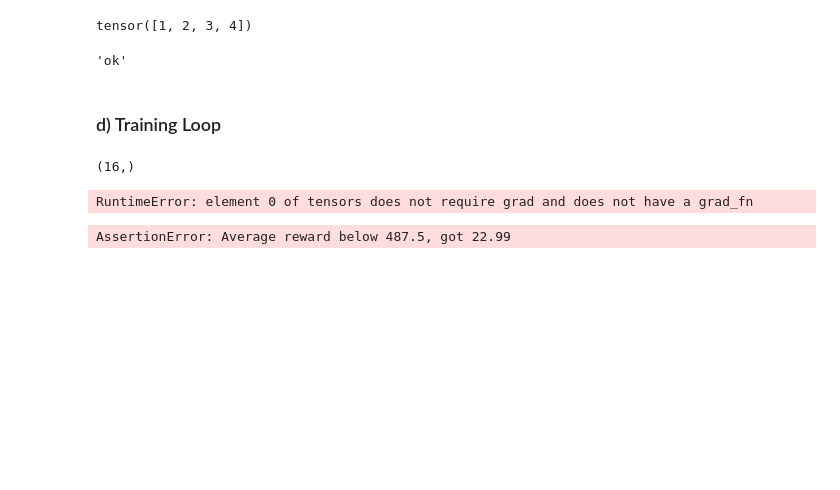
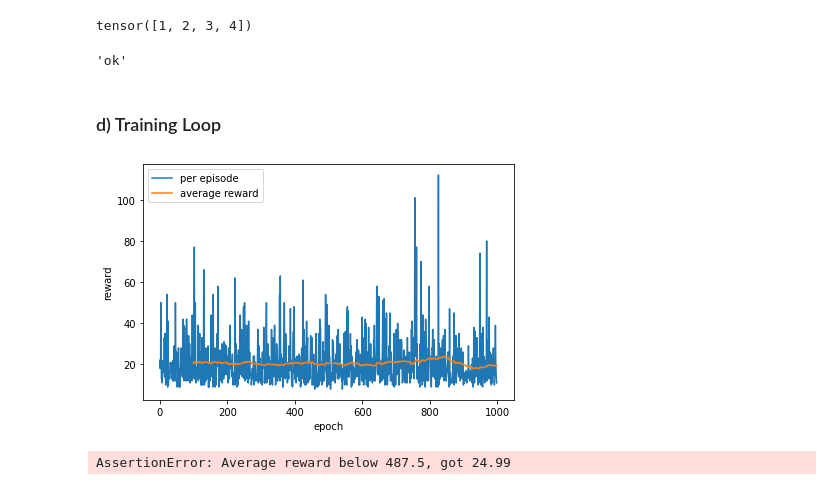
Before and after one commit to shubham-sharma3/RL_BPA2, a Jupyter notebook: tasks/reinforce.ipynb, the cells around one changed output. Saved outputs shown, nothing was run; the diff lists cells and outputs as text; code cells hidden in the pictures; blank space fills up the shorter version.

```diff
--- a/tasks/reinforce.ipynb
+++ b/tasks/reinforce.ipynb
@@ -129,9 +129,9 @@ def estimate_return(rewards, gamma=0.99):
 
 
     returns -= np.mean(returns)
-    if len(returns) != 1:
+    # if len(returns) != 1:
 
-        returns/=np.std(returns)
+    returns/=np.std(returns)
 
     return returns
 # %%
@@ -152,7 +152,7 @@ policy = Policy()
 # Hyperparams
 episodes = 1000
 gamma = 0.99
-learn_rate = 1e-2
+learn_rate = 1e-4
 optimizer = torch.optim.Adam(policy.parameters(), lr=learn_rate)
 
 total_rewards = []
@@ -166,12 +166,12 @@ with tqdm(range(episodes)) as pbar:
             # Take a step
             # ********************
             # TODO Sample action for current state
+            # action, log_prob = policy.act(state)
+            # saved_log_probs.append(log_prob)
             prob = policy.forward(torch.tensor([state]))
-
-
             actionT, log_prob = sample_action(prob.data[0])
             # print(type(action))
-            # print(log_prob)
+            # print(prob.data)
             action = int(actionT)
             # log_prob = float(log_prob)
 
@@ -184,7 +184,7 @@ with tqdm(range(episodes)) as pbar:
             rewards.append(reward)
             # print(np.shape(rewards))
 
-        print(np.shape(log_probs))
+        # print(np.shape(log_probs))
 
         total_rewards.append(sum(rewards))
 
@@ -194,36 +194,35 @@ with tqdm(range(episodes)) as pbar:
         policy_loss = 0
         # policy_loss = -log_prob*(estimate_return(rewards))
         for l,r in zip(log_probs,returns):
             policy_loss += -l*r
-
+        policy_loss = policy_loss.clone().detach().requires_grad_(True)
 
         # ********************
 
         # Update policy
         optimizer.zero_grad()
         policy_loss.backward()
         optimizer.step()
 
         # Print statistics
         pbar.set_description(
             f"Mean training reward {np.mean(total_rewards[-100:]):.02f}")
 
 # Save model
 with open("solution/a2d.pt", "wb") as f:
     torch.save(policy, f)
 
 # Plot training
 plt.plot(total_rewards, label="per episode")
 plt.plot(pd.DataFrame(total_rewards).rolling(
     100).mean(), label="average reward")
 plt.xlabel("epoch")
 plt.ylabel("reward")
 plt.legend()
 plt.tight_layout()
 plt.savefig("solution/a2d.png")
 # %% [output]
-(16,)
-RuntimeError: element 0 of tensors does not require grad and does not have a grad_fn
+[figure, added]
 # %%
 # Test code
 policy.eval()  # Switch to evaluation mode
@@ -243,7 +242,7 @@ _avg_reward = np.mean([_rollout(seed=i) for i in tqdm(range(100), desc="Validati
 assert _avg_reward >= 487.5, f"Average reward below 487.5, got {_avg_reward}"
 f"ok (Average reward {_avg_reward:0.2f})"
 # %% [output]
-AssertionError: Average reward below 487.5, got 22.99
+AssertionError: Average reward below 487.5, got 24.99
 # %%
 # Take a look at the learned policy (this will not run on the JupyterHub)
 greedy = True
```
Also changed, not shown: 5 other files.
